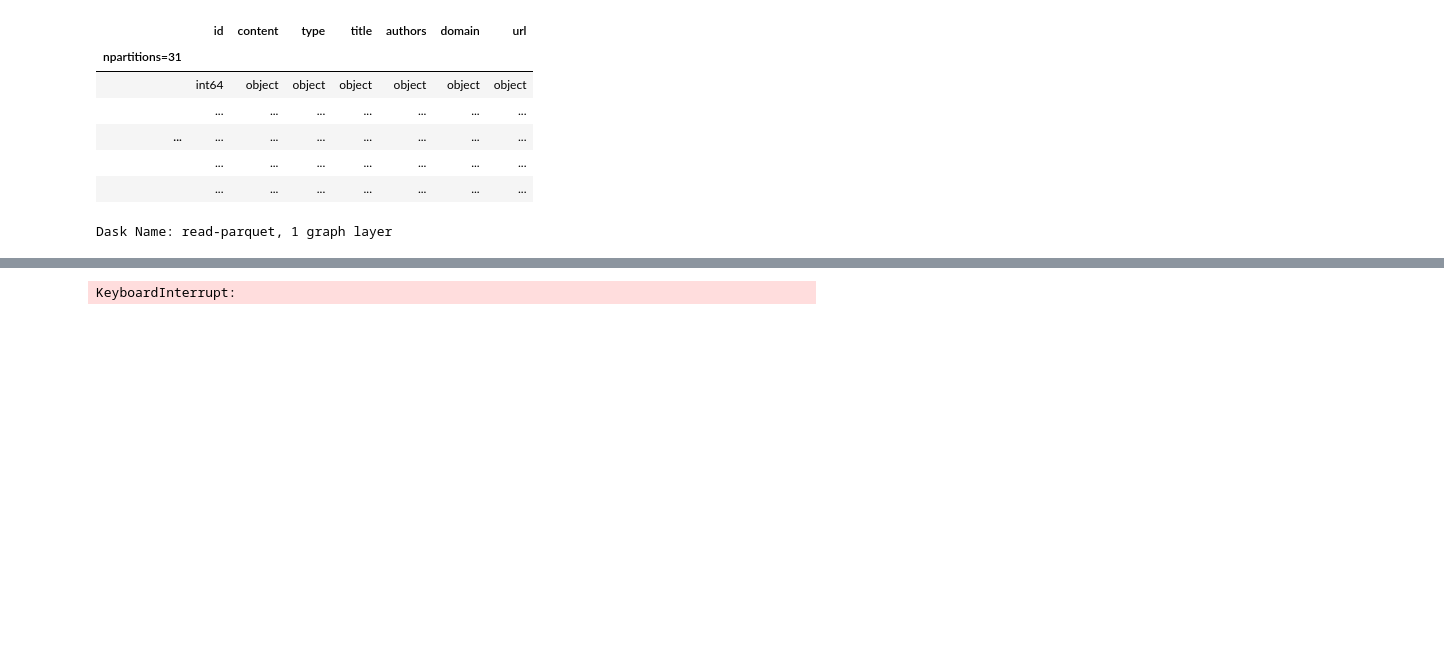
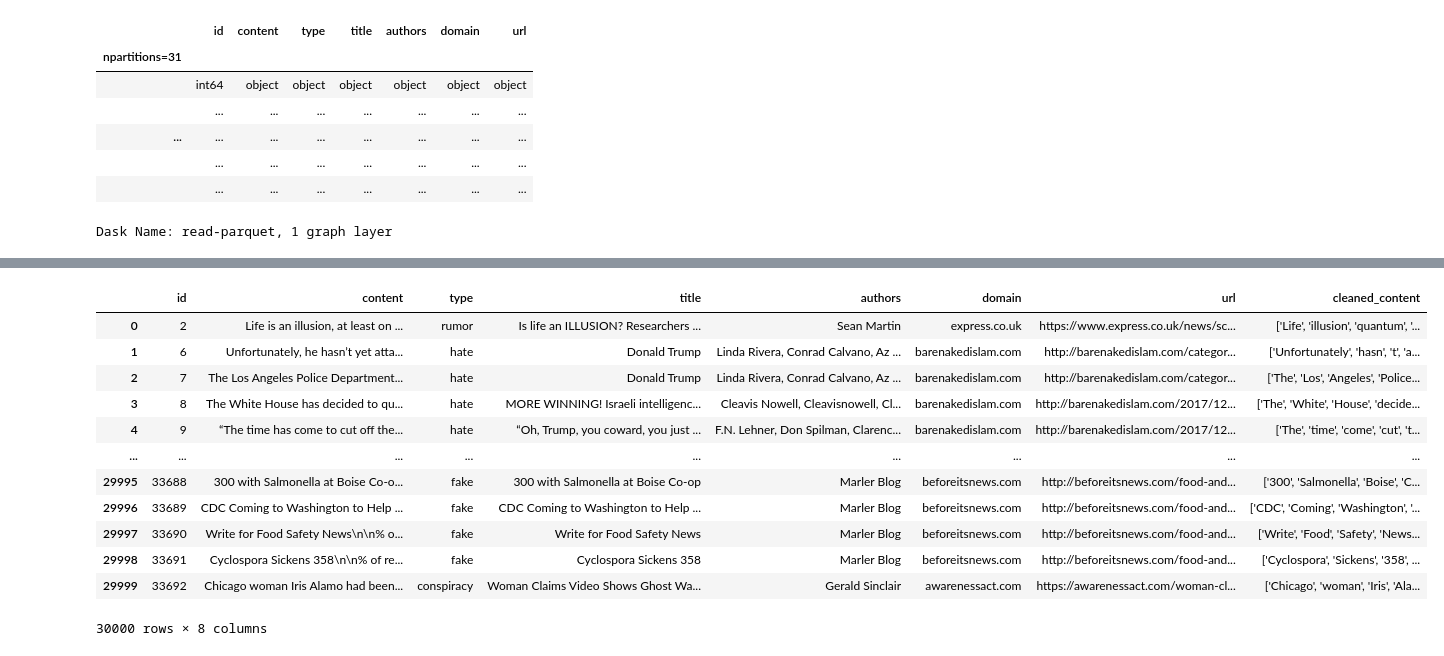
Before and after one commit to KristianDamPedersen/fakenewsproject, a Jupyter notebook: textprocessing.ipynb, the cells around one changed output, grey strips where cells are left out. Cells and saved outputs as stored; diff of their text form; code cells hidden in the pictures; blank space fills up the shorter version.

Commit message:
text processing

```diff
--- a/textprocessing.ipynb
+++ b/textprocessing.ipynb
@@ -113,7 +106,7 @@ def preprocess(text):
     text = remove_newlines(text)
     text = tokenize(text)
     text = remove_stopwords(text)
-    text = lemmatize(text)
+    # text = lemmatize(text)
     return str(text)
 # %%
 preprocess(df.head(1).content.values[0])
@@ -249,7 +238,7 @@ Worker: 1
 | Local directory: /tmp/dask-worker... |  |
 # %%
 # Load in the dataframe
-ddf = dd.read_parquet('data/c1.parquet')
+ddf = dd.read_parquet('data/')
 ddf.persist()
 # %% [output]
 Dask DataFrame Structure:
@@ -298,10 +287,22 @@ Dask DataFrame Structure:
 |  | ... | ... | ... | ... | ... | ... | ... | ... |
 Dask Name: assign, 1 graph layer
 # %%
-client.restart()
+# client.restart()
 ddf.partitions[0].compute()
 # %% [output]
+|  | id | content | type | title | authors | domain | url | cleaned_content |
+| 0 | 2 | Life is an illusion, at least on ... | rumor | Is life an ILLUSION? Researchers ... | Sean Martin | express.co.uk | https://www.express.co.uk/news/sc... | ['Life', 'illusion', 'quantum', '... |
+| 1 | 6 | Unfortunately, he hasn’t yet atta... | hate | Donald Trump | Linda Rivera, Conrad Calvano, Az ... | barenakedislam.com | http://barenakedislam.com/categor... | ['Unfortunately', 'hasn', 't', 'a... |
+| 2 | 7 | The Los Angeles Police Department... | hate | Donald Trump | Linda Rivera, Conrad Calvano, Az ... | barenakedislam.com | http://barenakedislam.com/categor... | ['The', 'Los', 'Angeles', 'Police... |
+| 3 | 8 | The White House has decided to qu... | hate | MORE WINNING! Israeli intelligenc... | Cleavis Nowell, Cleavisnowell, Cl... | barenakedislam.com | http://barenakedislam.com/2017/12... | ['The', 'White', 'House', 'decide... |
+| 4 | 9 | “The time has come to cut off the... | hate | “Oh, Trump, you coward, you just ... | F.N. Lehner, Don Spilman, Clarenc... | barenakedislam.com | http://barenakedislam.com/2017/12... | ['The', 'time', 'come', 'cut', 't... |
+| ... | ... | ... | ... | ... | ... | ... | ... | ... |
+| 29995 | 33688 | 300 with Salmonella at Boise Co-o... | fake | 300 with Salmonella at Boise Co-op | Marler Blog | beforeitsnews.com | http://beforeitsnews.com/food-and... | ['300', 'Salmonella', 'Boise', 'C... |
+| 29996 | 33689 | CDC Coming to Washington to Help ... | fake | CDC Coming to Washington to Help ... | Marler Blog | beforeitsnews.com | http://beforeitsnews.com/food-and... | ['CDC', 'Coming', 'Washington', '... |
+| 29997 | 33690 | Write for Food Safety News\n\n% o... | fake | Write for Food Safety News | Marler Blog | beforeitsnews.com | http://beforeitsnews.com/food-and... | ['Write', 'Food', 'Safety', 'News... |
+| 29998 | 33691 | Cyclospora Sickens 358\n\n% of re... | fake | Cyclospora Sickens 358 | Marler Blog | beforeitsnews.com | http://beforeitsnews.com/food-and... | ['Cyclospora', 'Sickens', '358', ... |
+| 29999 | 33692 | Chicago woman Iris Alamo had been... | conspiracy | Woman Claims Video Shows Ghost Wa... | Gerald Sinclair | awarenessact.com | https://awarenessact.com/woman-cl... | ['Chicago', 'woman', 'Iris', 'Ala... |
-KeyboardInterrupt:
+30000 rows × 8 columns
 # %%
 #client.restart()
 # ddf.to_parquet('data/test_cleaning', write_index=False)
```
Also changed, not shown: parts of 7 cells of this notebook.
